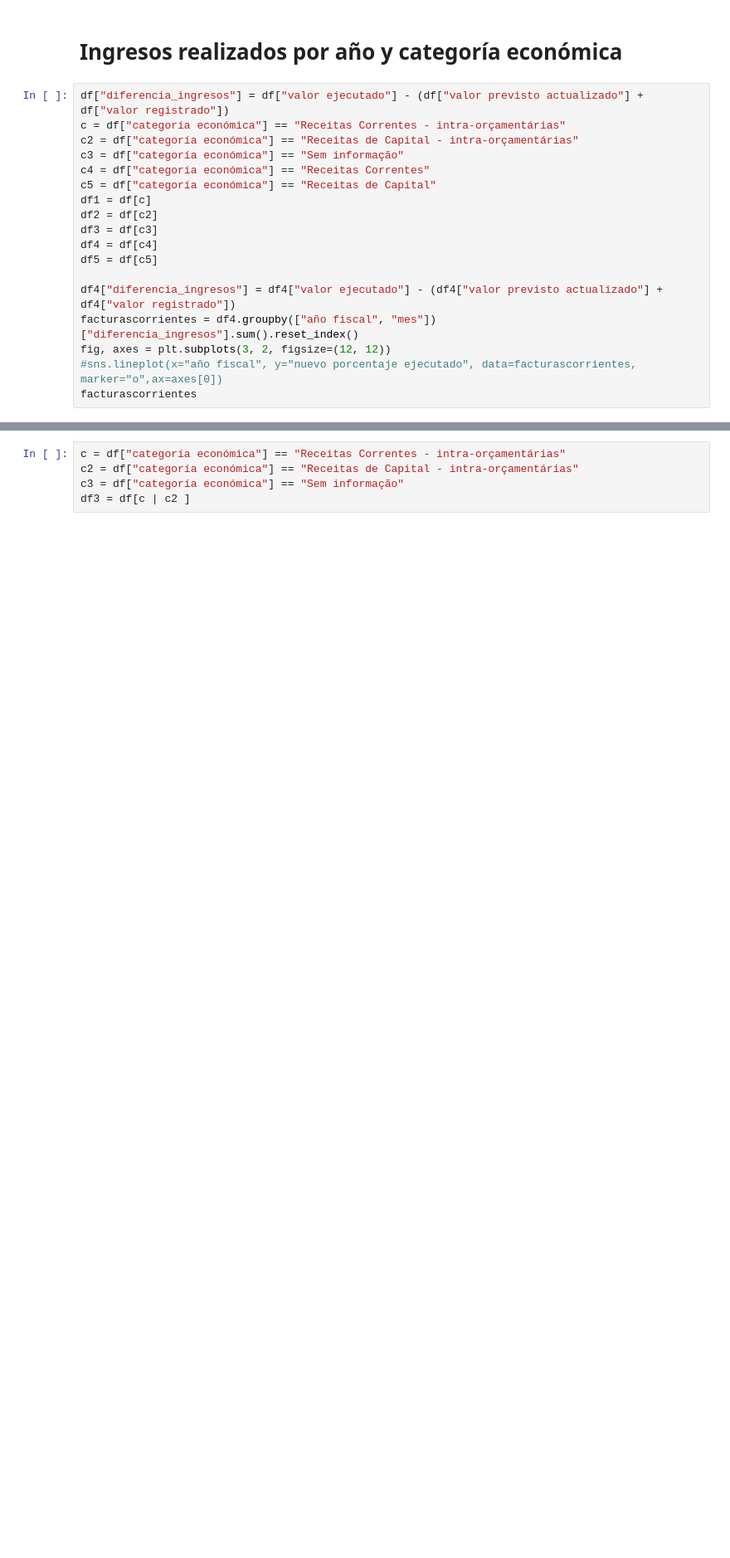
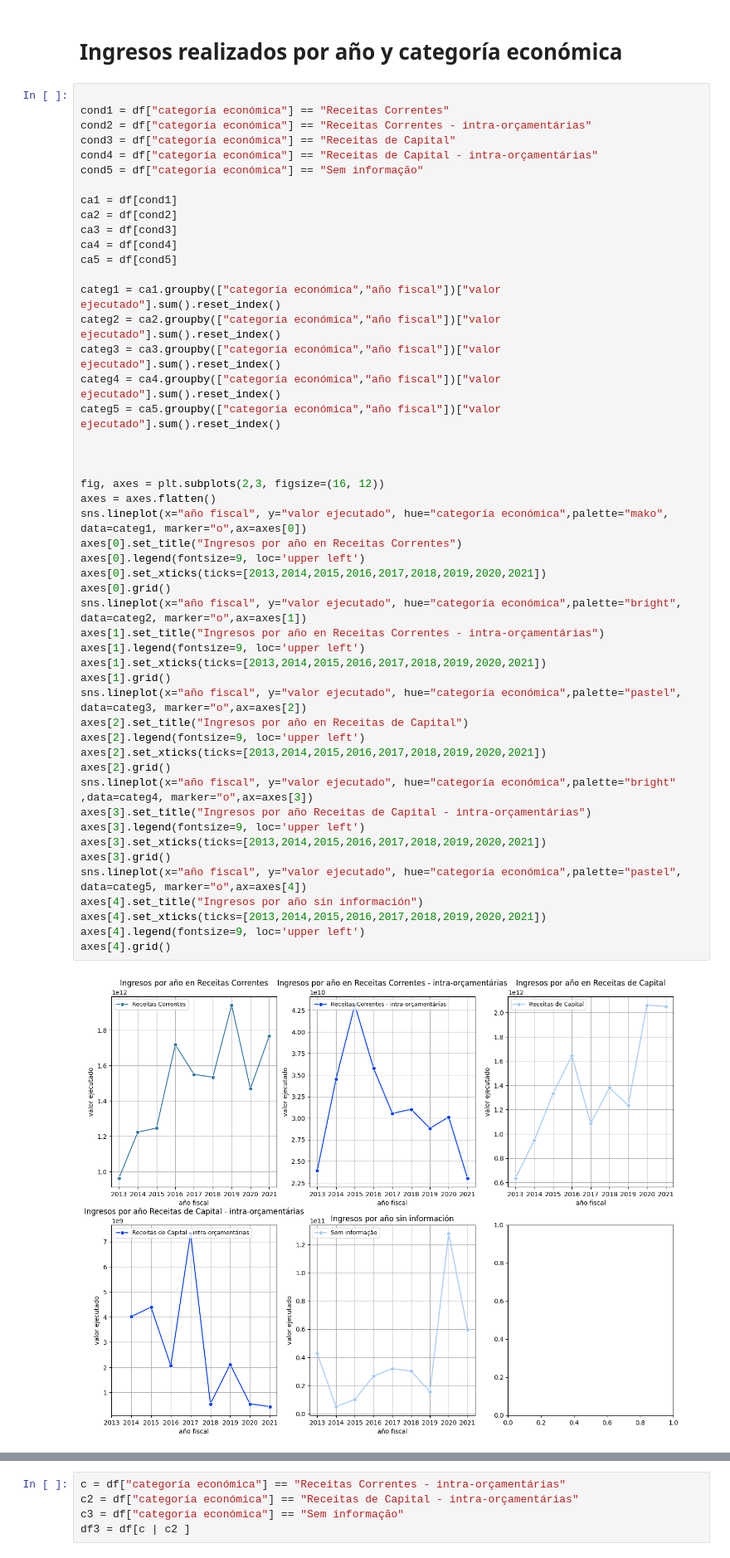
Before and after one commit to apelsito/Proyecto2-EDA-Ingresos-Brasil, a Jupyter notebook: jupyter_notebooks/03_EDA.ipynb, the cells around one changed output, grey strips where cells are left out. Shown at 83% size. Cells and saved outputs as stored; diff of their text form; blank space fills up the shorter version.

```diff
--- a/jupyter_notebooks/03_EDA.ipynb
+++ b/jupyter_notebooks/03_EDA.ipynb
@@ -260,23 +255,56 @@ plt.tight_layout()
 # %% [markdown]
 # Ingresos realizados por año y categoría económica
-# %%
-df["diferencia_ingresos"] = df["valor ejecutado"] - (df["valor previsto actualizado"] + df["valor registrado"])
-c = df["categoría económica"] == "Receitas Correntes - intra-orçamentárias"
-c2 = df["categoría económica"] == "Receitas de Capital - intra-orçamentárias"
-c3 = df["categoría económica"] == "Sem informação"
-c4 = df["categoría económica"] == "Receitas Correntes"
-c5 = df["categoría económica"] == "Receitas de Capital"
-df1 = df[c]
-df2 = df[c2]
-df3 = df[c3]
-df4 = df[c4]
-df5 = df[c5]
-
-df4["diferencia_ingresos"] = df4["valor ejecutado"] - (df4["valor previsto actualizado"] + df4["valor registrado"])
-facturascorrientes = df4.groupby(["año fiscal", "mes"])["diferencia_ingresos"].sum().reset_index()
-fig, axes = plt.subplots(3, 2, figsize=(12, 12))
-#sns.lineplot(x="año fiscal", y="nuevo porcentaje ejecutado", data=facturascorrientes, marker="o",ax=axes[0])
-facturascorrientes
+# %%
+
+cond1 = df["categoría económica"] == "Receitas Correntes"
+cond2 = df["categoría económica"] == "Receitas Correntes - intra-orçamentárias"
+cond3 = df["categoría económica"] == "Receitas de Capital"
+cond4 = df["categoría económica"] == "Receitas de Capital - intra-orçamentárias"
+cond5 = df["categoría económica"] == "Sem informação"
+
+ca1 = df[cond1]
+ca2 = df[cond2]
+ca3 = df[cond3]
+ca4 = df[cond4]
+ca5 = df[cond5]
+
+categ1 = ca1.groupby(["categoría económica","año fiscal"])["valor ejecutado"].sum().reset_index()
+categ2 = ca2.groupby(["categoría económica","año fiscal"])["valor ejecutado"].sum().reset_index()
+categ3 = ca3.groupby(["categoría económica","año fiscal"])["valor ejecutado"].sum().reset_index()
+categ4 = ca4.groupby(["categoría económica","año fiscal"])["valor ejecutado"].sum().reset_index()
+categ5 = ca5.groupby(["categoría económica","año fiscal"])["valor ejecutado"].sum().reset_index()
+
+
+
+fig, axes = plt.subplots(2,3, figsize=(16, 12))
+axes = axes.flatten()
+sns.lineplot(x="año fiscal", y="valor ejecutado", hue="categoría económica",palette="mako", data=categ1, marker="o",ax=axes[0])
+axes[0].set_title("Ingresos por año en Receitas Correntes")
+axes[0].legend(fontsize=9, loc='upper left')
+axes[0].set_xticks(ticks=[2013,2014,2015,2016,2017,2018,2019,2020,2021])
+axes[0].grid()
+sns.lineplot(x="año fiscal", y="valor ejecutado", hue="categoría económica",palette="bright", data=categ2, marker="o",ax=axes[1])
+axes[1].set_title("Ingresos por año en Receitas Correntes - intra-orçamentárias")
+axes[1].legend(fontsize=9, loc='upper left')
+axes[1].set_xticks(ticks=[2013,2014,2015,2016,2017,2018,2019,2020,2021])
+axes[1].grid()
+sns.lineplot(x="año fiscal", y="valor ejecutado", hue="categoría económica",palette="pastel", data=categ3, marker="o",ax=axes[2])
+axes[2].set_title("Ingresos por año en Receitas de Capital")
+axes[2].legend(fontsize=9, loc='upper left')
+axes[2].set_xticks(ticks=[2013,2014,2015,2016,2017,2018,2019,2020,2021])
+axes[2].grid()
+sns.lineplot(x="año fiscal", y="valor ejecutado", hue="categoría económica",palette="bright" ,data=categ4, marker="o",ax=axes[3])
+axes[3].set_title("Ingresos por año Receitas de Capital - intra-orçamentárias")
+axes[3].legend(fontsize=9, loc='upper left')
+axes[3].set_xticks(ticks=[2013,2014,2015,2016,2017,2018,2019,2020,2021])
+axes[3].grid()
+sns.lineplot(x="año fiscal", y="valor ejecutado", hue="categoría económica",palette="pastel", data=categ5, marker="o",ax=axes[4])
+axes[4].set_title("Ingresos por año sin información")
+axes[4].set_xticks(ticks=[2013,2014,2015,2016,2017,2018,2019,2020,2021])
+axes[4].legend(fontsize=9, loc='upper left')
+axes[4].grid()
+# %% [output]
+[figure, added]
 # %%
 anuales_por_categoria = df.groupby(["año fiscal", "categoría económica"])["nuevo porcentaje ejecutado"].sum().reset_index()
 plt.figure(figsize=(12, 6))
```
Also changed, not shown: parts of 18 cells of this notebook.
